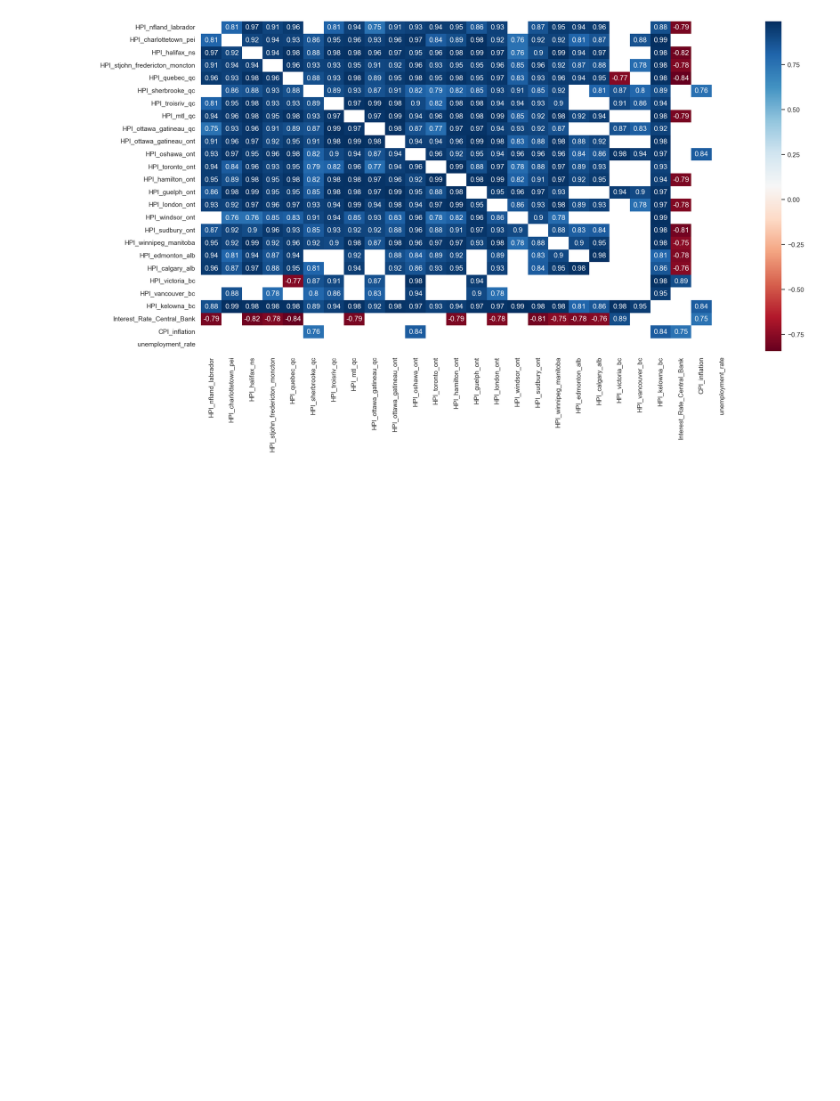
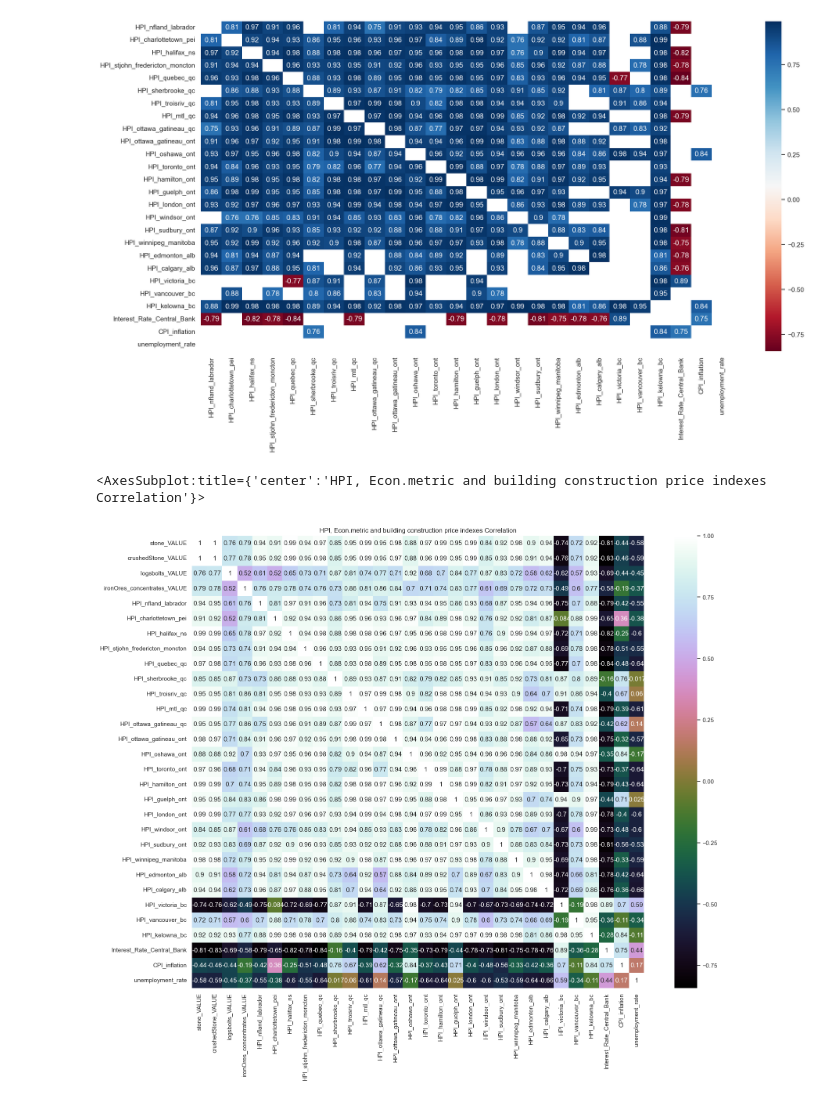
Before and after one commit to HoussamZak/Affinity_Propagation_and_Correlation_Analysis_Canada_Real_Estate, a Jupyter notebook: 5_Correlation_Analysis_2.ipynb, the cells around one changed output. Saved outputs shown, nothing was run; the diff lists cells and outputs as text; code cells hidden in the pictures; blank space fills up the shorter version.

```diff
--- a/5_Correlation_Analysis_2.ipynb
+++ b/5_Correlation_Analysis_2.ipynb
@@ -306,3 +306,21 @@ sns.heatmap(filteredDf, annot=True, cmap="RdBu")
 plt.show()
 # %% [output]
 [figure]
+# %%
+# loading the CSV with HPI , Economy data and Building construction price indexes
+from matplotlib import pyplot
+
+df2 = pd.read_csv(r"C:\Users\hp\Desktop\Projects Coding\Affinity_Propagation_Canada_Real_Estate_Market\Processed Data\hpi_econo_and_constmaterial_merged_df.csv")
+# Dropping useless columns
+del df2["Unnamed: 0"]
+del df2["REF_DATE"]
+
+correlation = df2.corr()
+
+# Plotting figures & heatmap
+plt.figure(figsize = (20, 15))
+plt.title("HPI, Econ.metric and building construction price indexes Correlation")
+sns.heatmap(correlation, vmax = 1, square = True, annot = True, cmap = 'cubehelix')
+# %% [output]
+<AxesSubplot:title={'center':'HPI, Econ.metric and building construction price indexes Correlation'}>
+[figure, added]
```
Also changed, not shown: parts of 1 cell of this notebook, 4 other files.
